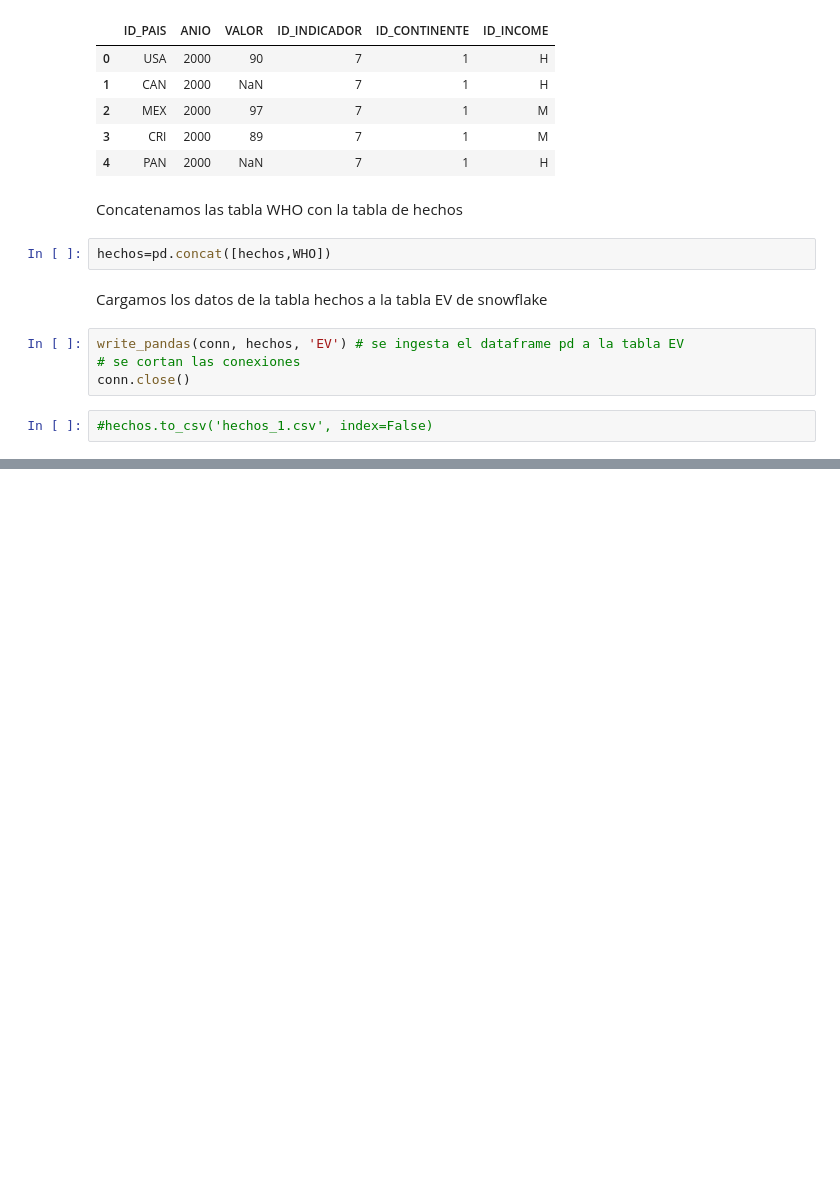
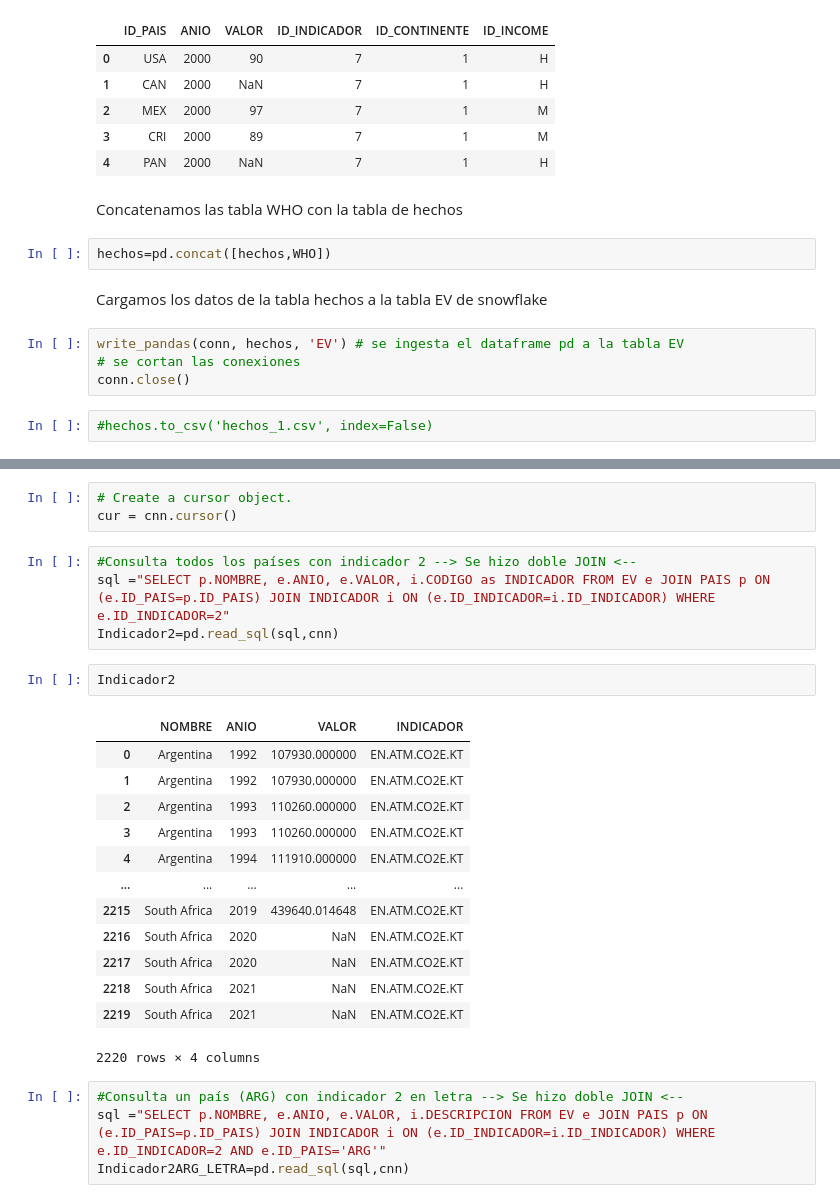
Before and after one commit to grupohenryds03/esperanza_vida, a Jupyter notebook: snowflake_DataLake.ipynb, the cells around one changed output, grey strips where cells are left out. Cells and saved outputs as stored; diff of their text form; blank space fills up the shorter version.

```diff
--- a/snowflake_DataLake.ipynb
+++ b/snowflake_DataLake.ipynb
@@ -483,0 +496,27 @@ conn.close()
+# %%
+# Create a cursor object.
+cur = cnn.cursor()
+# %%
+#Consulta todos los países con indicador 2 --> Se hizo doble JOIN <--
+sql ="SELECT p.NOMBRE, e.ANIO, e.VALOR, i.CODIGO as INDICADOR FROM EV e JOIN PAIS p ON (e.ID_PAIS=p.ID_PAIS) JOIN INDICADOR i ON (e.ID_INDICADOR=i.ID_INDICADOR) WHERE e.ID_INDICADOR=2"
+Indicador2=pd.read_sql(sql,cnn)
+# %%
+Indicador2
+# %% [output]
+|  | NOMBRE | ANIO | VALOR | INDICADOR |
+| 0 | Argentina | 1992 | 107930.000000 | EN.ATM.CO2E.KT |
+| 1 | Argentina | 1992 | 107930.000000 | EN.ATM.CO2E.KT |
+| 2 | Argentina | 1993 | 110260.000000 | EN.ATM.CO2E.KT |
+| 3 | Argentina | 1993 | 110260.000000 | EN.ATM.CO2E.KT |
+| 4 | Argentina | 1994 | 111910.000000 | EN.ATM.CO2E.KT |
+| ... | ... | ... | ... | ... |
+| 2215 | South Africa | 2019 | 439640.014648 | EN.ATM.CO2E.KT |
+| 2216 | South Africa | 2020 | NaN | EN.ATM.CO2E.KT |
+| 2217 | South Africa | 2020 | NaN | EN.ATM.CO2E.KT |
+| 2218 | South Africa | 2021 | NaN | EN.ATM.CO2E.KT |
+| 2219 | South Africa | 2021 | NaN | EN.ATM.CO2E.KT |
+2220 rows × 4 columns
+# %%
+#Consulta un país (ARG) con indicador 2 en letra --> Se hizo doble JOIN <--
+sql ="SELECT p.NOMBRE, e.ANIO, e.VALOR, i.DESCRIPCION FROM EV e JOIN PAIS p ON (e.ID_PAIS=p.ID_PAIS) JOIN INDICADOR i ON (e.ID_INDICADOR=i.ID_INDICADOR) WHERE e.ID_INDICADOR=2 AND e.ID_PAIS='ARG'"
+Indicador2ARG_LETRA=pd.read_sql(sql,cnn)
```
Also changed, not shown: parts of 4 cells of this notebook, 1 other file.
